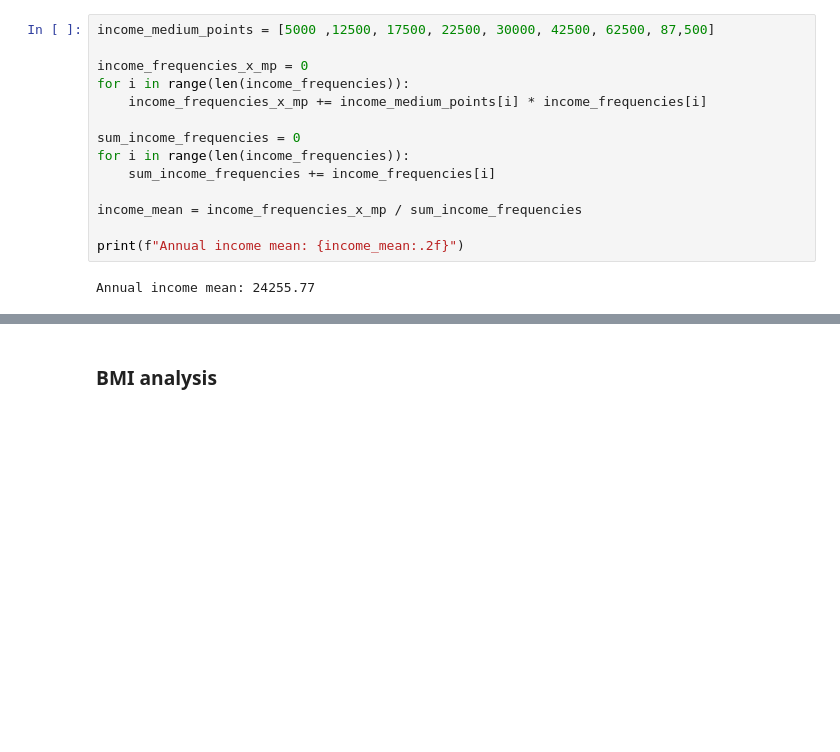
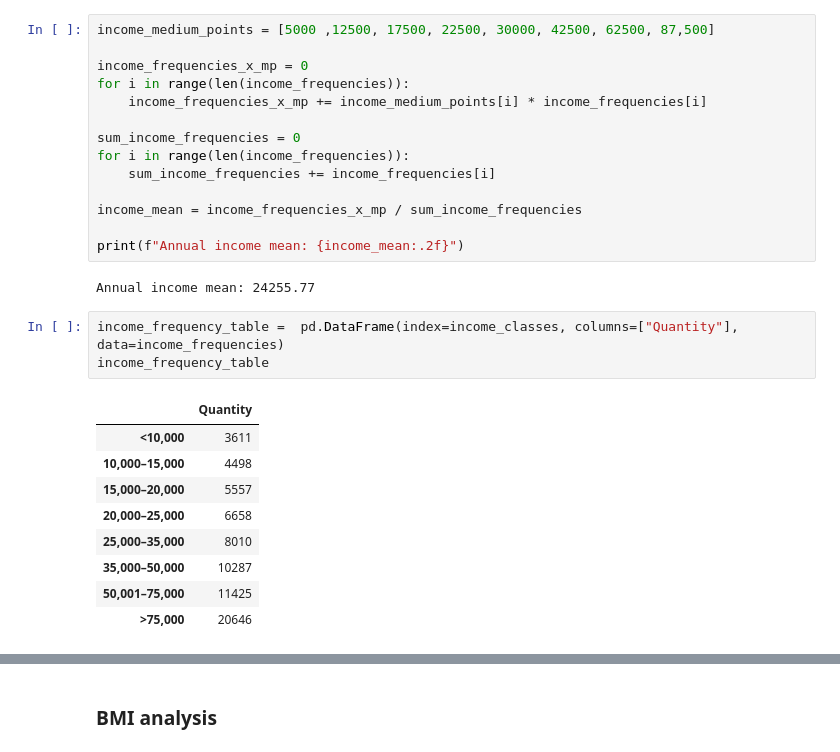
Before and after one commit to CaioNishijo/logistic-regression, a Jupyter notebook: diabetes-project.ipynb, the cells around one changed output, grey strips where cells are left out. Saved outputs shown, nothing was run; the diff lists cells and outputs as text; blank space fills up the shorter version.

```diff
--- a/diabetes-project.ipynb
+++ b/diabetes-project.ipynb
@@ -318,3 +318,16 @@ income_mean = income_frequencies_x_mp / sum_income_frequencies
 print(f"Annual income mean: {income_mean:.2f}")
 # %% [output]
 Annual income mean: 24255.77
+# %%
+income_frequency_table =  pd.DataFrame(index=income_classes, columns=["Quantity"], data=income_frequencies)
+income_frequency_table
+# %% [output]
+|  | Quantity |
+| <10,000 | 3611 |
+| 10,000–15,000 | 4498 |
+| 15,000–20,000 | 5557 |
+| 20,000–25,000 | 6658 |
+| 25,000–35,000 | 8010 |
+| 35,000–50,000 | 10287 |
+| 50,001–75,000 | 11425 |
+| >75,000 | 20646 |
```
Also changed, not shown: parts of 12 cells of this notebook, 1 other file.
